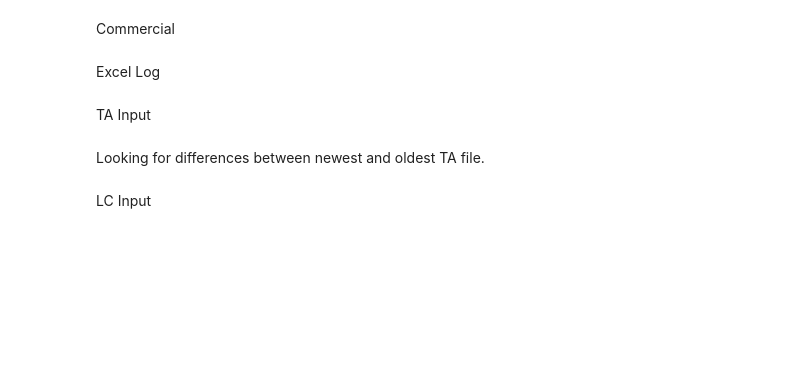
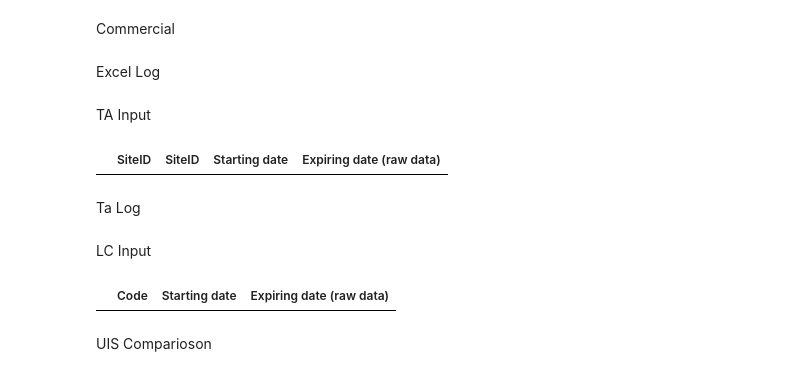
Before and after one commit to emerenan/xlsx_validation, a Jupyter notebook: hu_validations.ipynb, the cells around one changed output. Saved outputs shown, nothing was run; the diff lists cells and outputs as text; code cells hidden in the pictures; blank space fills up the shorter version.

```diff
--- a/hu_validations.ipynb
+++ b/hu_validations.ipynb
@@ -1468,2 +659,0 @@ df_ta_dates = check_lc_ta_dates(ta,'SiteID', 'Starting date', 'Expiring date (ra
-# %% [markdown]
-Looking for differences between newest and oldest TA file.
@@ -1938,0 +726,25 @@ df.head()
+# %%
+import datetime as dt
+#Create dates in datetime format
+lista = []
+for i in ta['Expiring date (raw data)']:
+    try:
+        if i != "":
+            lista.append(pd.to_datetime(i, format='%d/%m/%Y'))
+        else:
+            lista.append(datetime(1999, 1, 1, 0, 0, 0))
+    except:
+        lista.append(datetime(2199, 1, 1, 0, 0, 0))
+
+ta['end'] = lista
+ta['start'] = [pd.to_datetime(i, format='%d/%m/%Y') if i!= '' else datetime(1999, 1, 1, 0, 0, 0) for i in ta['Starting date']]
+#Create diff columns to get negative values
+ta['dt_dff'] = (ta['end'] - ta['start']).dt.days
+
+start_or_end_blank = (ta['Starting date']=='')|(ta['Expiring date (raw data)']=='')
+negative_dates = (ta['dt_dff'] <= 0)
+cols = ['SiteID', 'Starting date', 'Expiring date (raw data)']
+ta_dates_errors = ta[start_or_end_blank|negative_dates][cols]
+ta_dates_errors
+# %% [output]
+|  | SiteID | SiteID | Starting date | Expiring date (raw data) |
@@ -1938,0 +794,2 @@ df.head()
+# %% [markdown]
+Ta Log
@@ -2128,0 +885,27 @@ find_diffs_between_files(patholdlc, pathlc, 'Code', lc_bill, lc_save,lc_on,lc_nn
+# %%
+import datetime as dt
+#Create dates in datetime format
+lista = []
+for i in lc['Expiring date (raw data)']:
+    try:
+        if i != "":
+            lista.append(pd.to_datetime(i, format='%d/%m/%Y'))
+        else:
+            lista.append(datetime(1999, 1, 1, 0, 0, 0))
+    except:
+        lista.append(datetime(2199, 1, 1, 0, 0, 0))
+
+lc['end'] = lista
+lc['start'] = [pd.to_datetime(i, format='%d/%m/%Y') if i!= '' else datetime(1999, 1, 1, 0, 0, 0) for i in lc['Starting date']]
+#create diff columns to get negative values
+lc['dt_dff'] = (lc['end'] - lc['start']).dt.days
+
+start_or_end_blank = (lc['Starting date']=='')|(lc['Expiring date (raw data)']=='')
+negative_dates = (lc['dt_dff'] <= 0)
+cols = ['Code', 'Starting date', 'Expiring date (raw data)']
+lc_dates_errors = lc[start_or_end_blank|negative_dates][cols]
+
+df_lc_amount
+lc_dates_errors
+# %% [output]
+|  | Code | Starting date | Expiring date (raw data) |
@@ -2128,0 +934,2 @@ find_diffs_between_files(patholdlc, pathlc, 'Code', lc_bill, lc_save,lc_on,lc_nn
+# %% [markdown]
+UIS Comparioson
```
Also changed, not shown: parts of 54 cells of this notebook.
